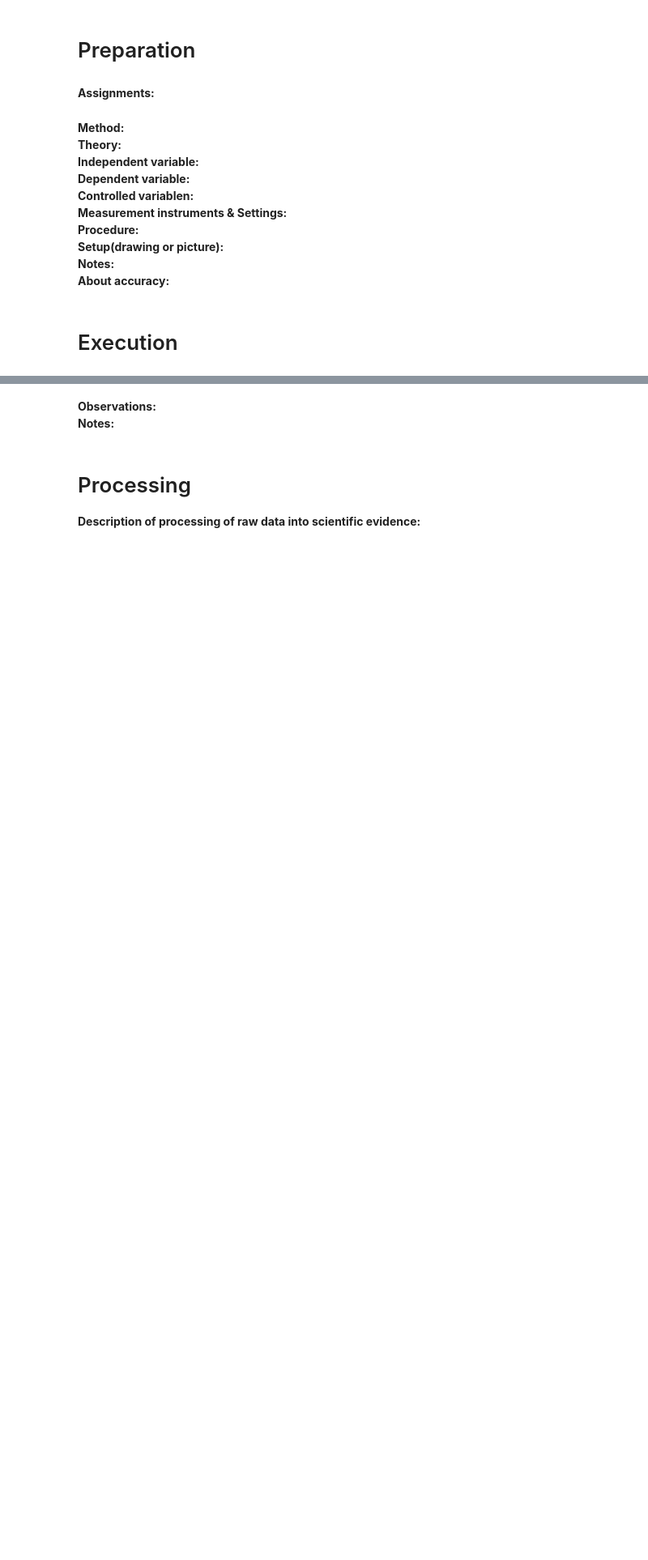
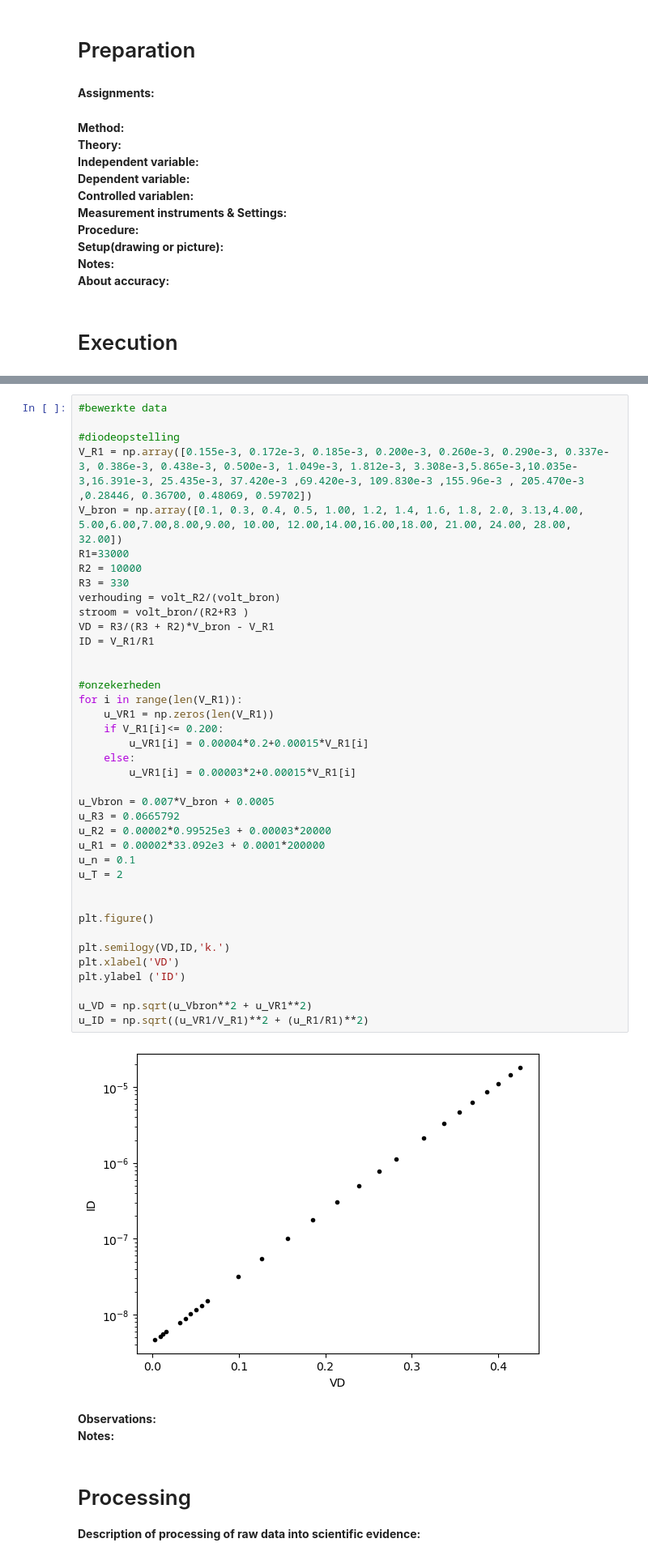
Before and after one commit to dboshamer/Boltzmann-bepaling, a Jupyter notebook: BM_labjournaal.ipynb, the cells around one changed output, grey strips where cells are left out. Shown at 81% size. Cells and saved outputs as stored; diff of their text form; blank space fills up the shorter version.

```diff
--- a/BM_labjournaal.ipynb
+++ b/BM_labjournaal.ipynb
@@ -92,3 +105,44 @@ SyntaxError: invalid syntax (3912842361.py, line 1)
+# %%
+#bewerkte data
+
+#diodeopstelling
+V_R1 = np.array([0.155e-3, 0.172e-3, 0.185e-3, 0.200e-3, 0.260e-3, 0.290e-3, 0.337e-3, 0.386e-3, 0.438e-3, 0.500e-3, 1.049e-3, 1.812e-3, 3.308e-3,5.865e-3,10.035e-3,16.391e-3, 25.435e-3, 37.420e-3 ,69.420e-3, 109.830e-3 ,155.96e-3 , 205.470e-3 ,0.28446, 0.36700, 0.48069, 0.59702])
+V_bron = np.array([0.1, 0.3, 0.4, 0.5, 1.00, 1.2, 1.4, 1.6, 1.8, 2.0, 3.13,4.00, 5.00,6.00,7.00,8.00,9.00, 10.00, 12.00,14.00,16.00,18.00, 21.00, 24.00, 28.00, 32.00])
+R1=33000
+R2 = 10000
+R3 = 330
+verhouding = volt_R2/(volt_bron)
+stroom = volt_bron/(R2+R3 )
+VD = R3/(R3 + R2)*V_bron - V_R1
+ID = V_R1/R1
+
+
+#onzekerheden
+for i in range(len(V_R1)):
+    u_VR1 = np.zeros(len(V_R1))
+    if V_R1[i]<= 0.200:
+        u_VR1[i] = 0.00004*0.2+0.00015*V_R1[i]
+    else:
+        u_VR1[i] = 0.00003*2+0.00015*V_R1[i]
+
+u_Vbron = 0.007*V_bron + 0.0005
+u_R3 = 0.0665792
+u_R2 = 0.00002*0.99525e3 + 0.00003*20000
+u_R1 = 0.00002*33.092e3 + 0.0001*200000
+u_n = 0.1
+u_T = 2
+
+
+plt.figure()
+
+plt.semilogy(VD,ID,'k.')
+plt.xlabel('VD')
+plt.ylabel ('ID')
+
+u_VD = np.sqrt(u_Vbron**2 + u_VR1**2)
+u_ID = np.sqrt((u_VR1/V_R1)**2 + (u_R1/R1)**2)
+# %% [output]
+[figure, added]
 # %% [markdown]
 **Observations:**
 **Notes:**
```
Also changed, not shown: parts of 6 cells of this notebook.
